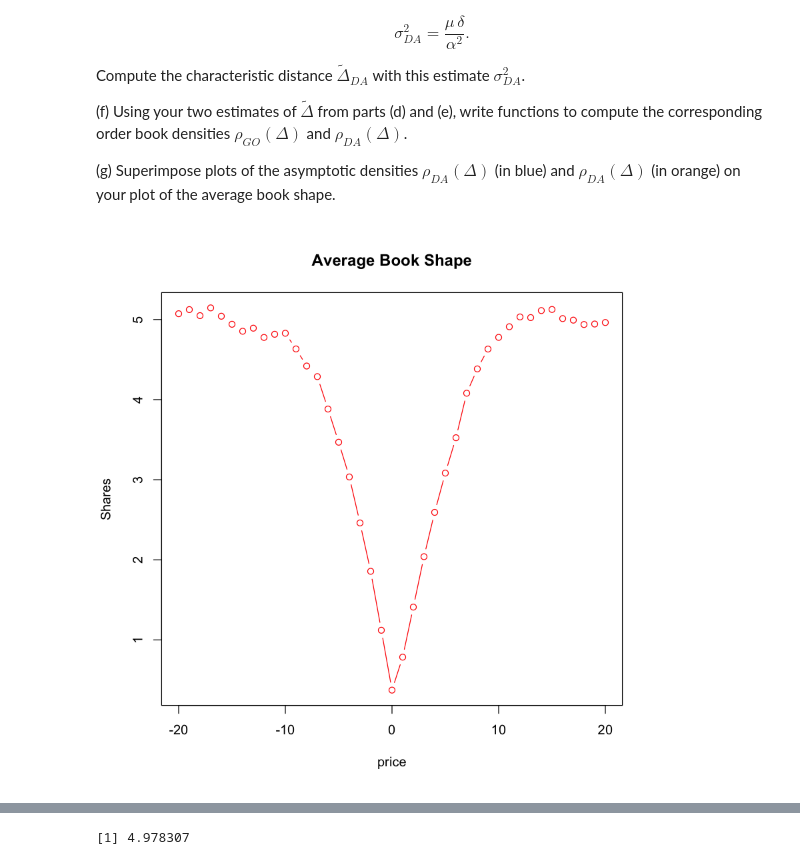
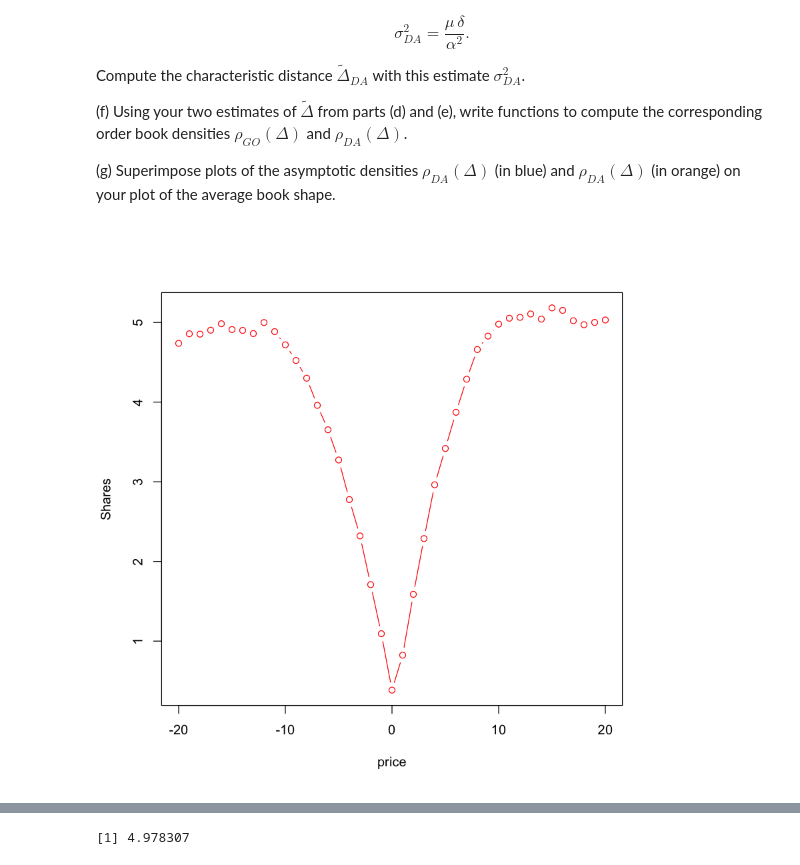
Before and after one commit to ddyuewang/microstructure_assignments, a Jupyter notebook: 9879HW02_Spring2016.ipynb, the cells around one changed output, grey strips where cells are left out. Cells and saved outputs as stored; diff of their text form; code cells hidden in the pictures.

```diff
--- a/9879HW02_Spring2016.ipynb
+++ b/9879HW02_Spring2016.ipynb
@@ -307,23 +307,23 @@ limitSellOrder <- function(price=NA){
 # %%
 #b
 alpha <- 1
 mu <- 10
 delta <- 1/5
 initializeBook5()
 for(count in 1:100){
   generateEvent()
 }
 num_BL=0
 num_SL=0
 numEvents <- 100000
 avgBookShape <- bookShape(20)/numEvents
 for(count in 2:numEvents){
   generateEvent()
   avgBookShape <- avgBookShape+bookShape(20)/numEvents
 }
-plot(-20:20,avgBookShape,main='Average Book Shape',xlab="price",ylab="Shares", col="red", type="b")
+plot(-20:20,avgBookShape,xlab="price",ylab="Shares", col="red", type="b")
 # %% [output]
-[figure, old version]
+[figure, new version]
 # %%
 #c
 #probability is:
```
Also changed, not shown: parts of 10 cells of this notebook.
